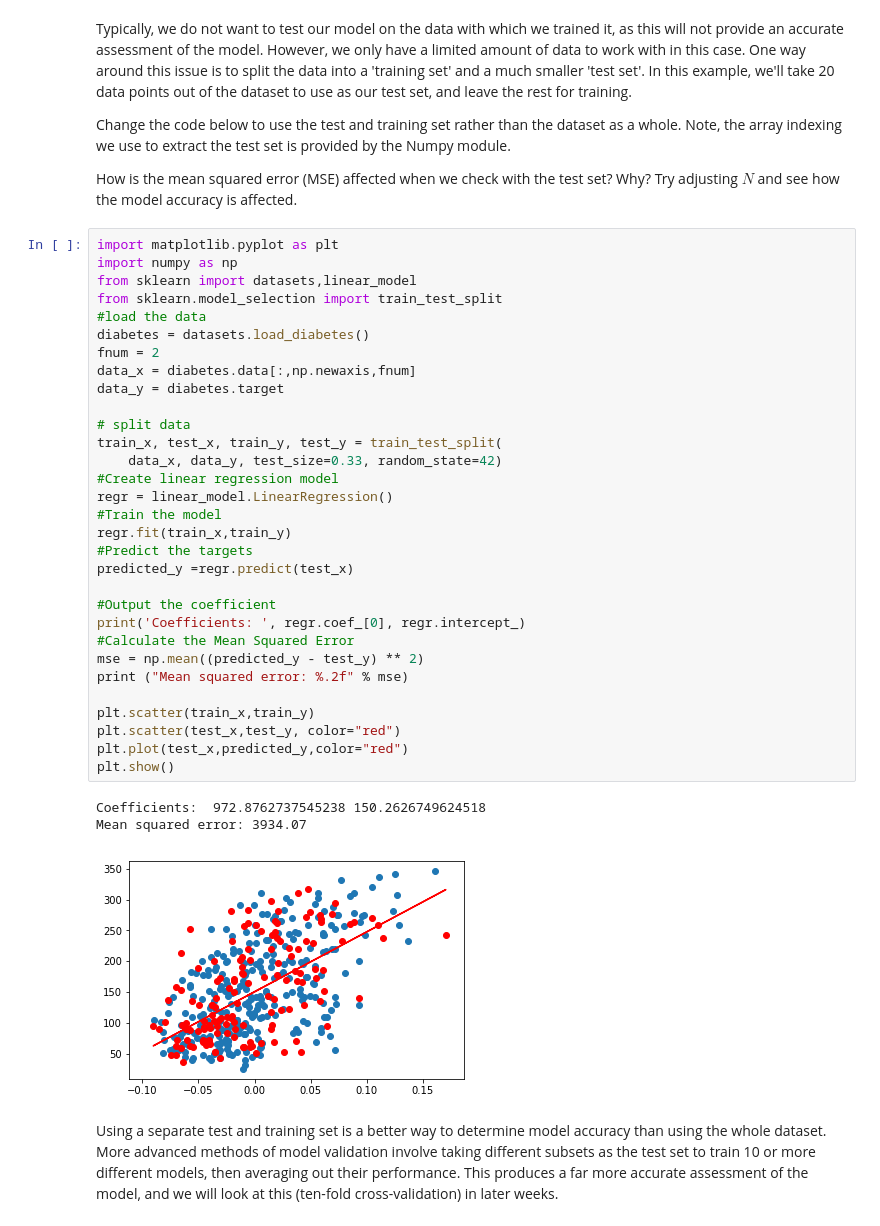
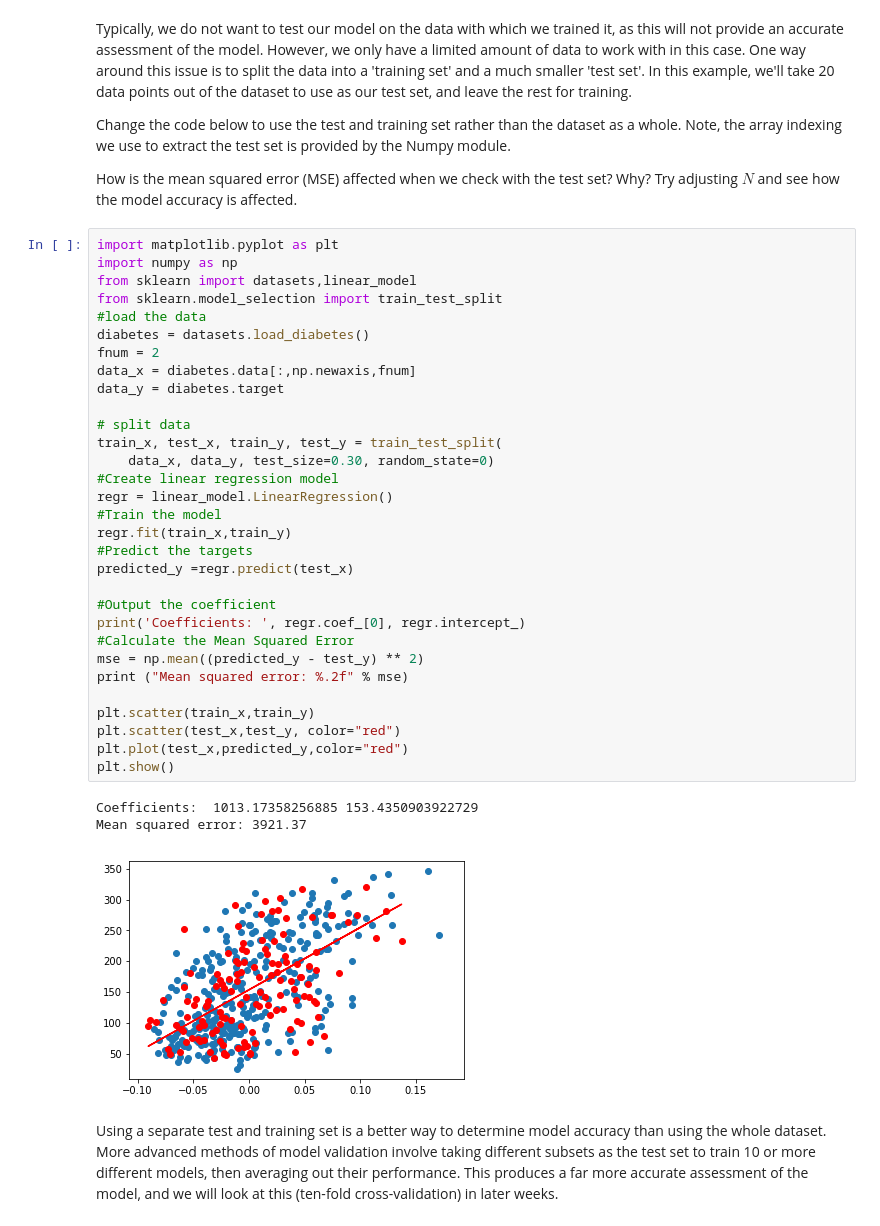
Before and after one commit to seanyexx/COMP9417-tutorial, a Jupyter notebook: lab1_ans.ipynb, the cells around one changed output. Drawn from its saved outputs; the diff is of its cells as text.

```diff
--- a/lab1_ans.ipynb
+++ b/lab1_ans.ipynb
@@ -132,37 +143,37 @@ Try adjusting $N$ and see how the model accuracy is affected.
 import matplotlib.pyplot as plt
 import numpy as np
 from sklearn import datasets,linear_model
 from sklearn.model_selection import train_test_split
 #load the data
 diabetes = datasets.load_diabetes()
 fnum = 2
 data_x = diabetes.data[:,np.newaxis,fnum]
 data_y = diabetes.target
 
 # split data
 train_x, test_x, train_y, test_y = train_test_split(
-    data_x, data_y, test_size=0.33, random_state=42)
+    data_x, data_y, test_size=0.30, random_state=0)
 #Create linear regression model
 regr = linear_model.LinearRegression()
 #Train the model
 regr.fit(train_x,train_y)
 #Predict the targets
 predicted_y =regr.predict(test_x)
 
 #Output the coefficient
 print('Coefficients: ', regr.coef_[0], regr.intercept_)
 #Calculate the Mean Squared Error
 mse = np.mean((predicted_y - test_y) ** 2)
 print ("Mean squared error: %.2f" % mse)
 
 plt.scatter(train_x,train_y)
 plt.scatter(test_x,test_y, color="red")
 plt.plot(test_x,predicted_y,color="red")
 plt.show()
 # %% [output]
-Coefficients:  972.8762737545238 150.2626749624518
-Mean squared error: 3934.07
+Coefficients:  1013.17358256885 153.4350903922729
+Mean squared error: 3921.37
-[figure, old version]
+[figure, new version]
 # %% [markdown]
 Using a separate test and training set is a better way to determine model accuracy than using the whole dataset.  More advanced methods of model validation involve taking different subsets as the test set to train 10 or more different models, then averaging out their performance.  This produces a far more accurate assessment of the model, and we will look at this (ten-fold cross-validation) in later weeks.
 # %% [markdown]
```
Also changed, not shown: parts of 3 cells of this notebook.
